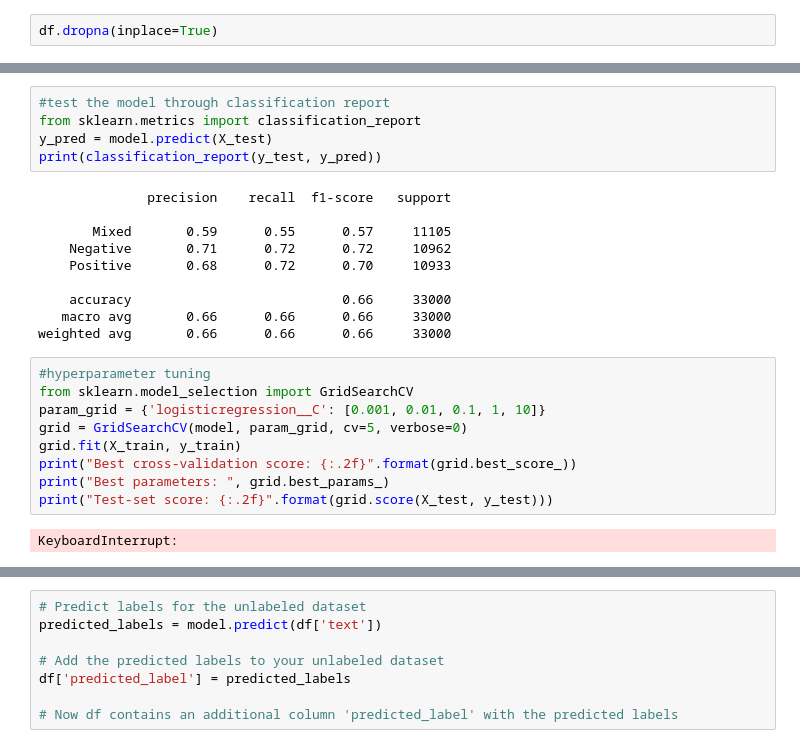
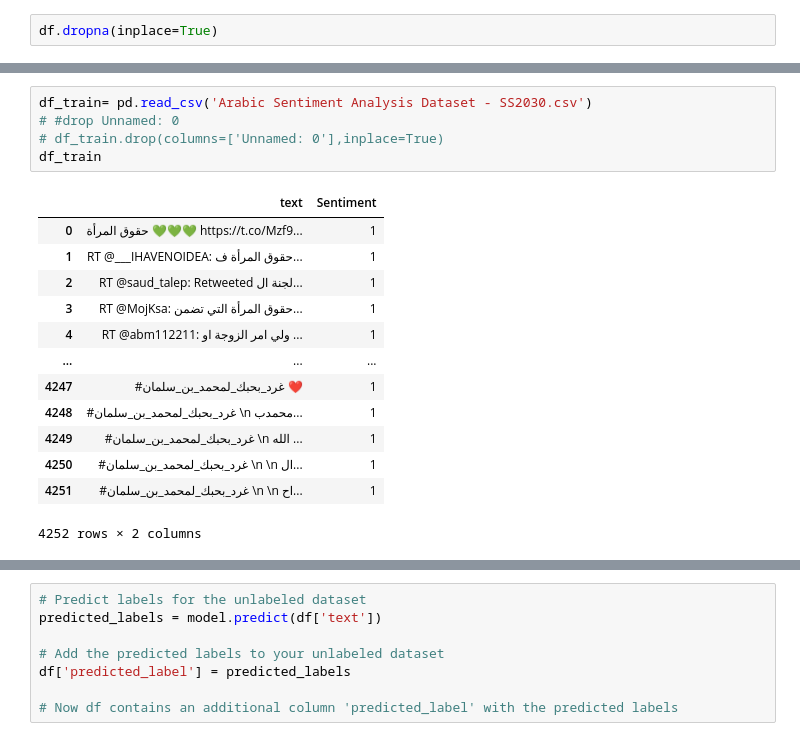
Before and after one commit to shaaleissa/Data-Mining-Project, a Jupyter notebook: FOR DS/another_sa_for_DS.ipynb, the cells around one changed output, grey strips where cells are left out. Saved outputs shown, nothing was run; the diff lists cells and outputs as text.

```diff
--- a/FOR DS/another_sa_for_DS.ipynb
+++ b/FOR DS/another_sa_for_DS.ipynb
@@ -86,26 +27,19 @@ Pipeline(steps=[('tfidfvectorizer',
-# %%
-#test the model through classification report
-from sklearn.metrics import classification_report
-y_pred = model.predict(X_test)
-print(classification_report(y_test, y_pred))
-# %% [output]
-              precision    recall  f1-score   support
-
-       Mixed       0.59      0.55      0.57     11105
-    Negative       0.71      0.72      0.72     10962
-    Positive       0.68      0.72      0.70     10933
-
-    accuracy                           0.66     33000
-   macro avg       0.66      0.66      0.66     33000
-weighted avg       0.66      0.66      0.66     33000
-# %%
-#hyperparameter tuning
-from sklearn.model_selection import GridSearchCV
-param_grid = {'logisticregression__C': [0.001, 0.01, 0.1, 1, 10]}
-grid = GridSearchCV(model, param_grid, cv=5, verbose=0)
-grid.fit(X_train, y_train)
-print("Best cross-validation score: {:.2f}".format(grid.best_score_))
-print("Best parameters: ", grid.best_params_)
-print("Test-set score: {:.2f}".format(grid.score(X_test, y_test)))
-# %% [output]
-KeyboardInterrupt:
+# %%
+df_train= pd.read_csv('Arabic Sentiment Analysis Dataset - SS2030.csv')
+# #drop Unnamed: 0
+# df_train.drop(columns=['Unnamed: 0'],inplace=True)
+df_train
+# %% [output]
+|  | text | Sentiment |
+| 0 | حقوق المرأة 💚💚💚 https://t.co/Mzf9... | 1 |
+| 1 | RT @___IHAVENOIDEA: حقوق المرأة ف... | 1 |
+| 2 | RT @saud_talep: Retweeted لجنة ال... | 1 |
+| 3 | RT @MojKsa: حقوق المرأة التي تضمن... | 1 |
+| 4 | RT @abm112211: ولي امر الزوجة او ... | 1 |
+| ... | ... | ... |
+| 4247 | #غرد_بحبك_لمحمد_بن_سلمان ❤️ | 1 |
+| 4248 | #غرد_بحبك_لمحمد_بن_سلمان \n محمدب... | 1 |
+| 4249 | #غرد_بحبك_لمحمد_بن_سلمان \n الله ... | 1 |
+| 4250 | #غرد_بحبك_لمحمد_بن_سلمان \n \n ال... | 1 |
+| 4251 | #غرد_بحبك_لمحمد_بن_سلمان \n \n اح... | 1 |
+4252 rows × 2 columns
```
Also changed, not shown: parts of 31 cells of this notebook, 3 other files.
